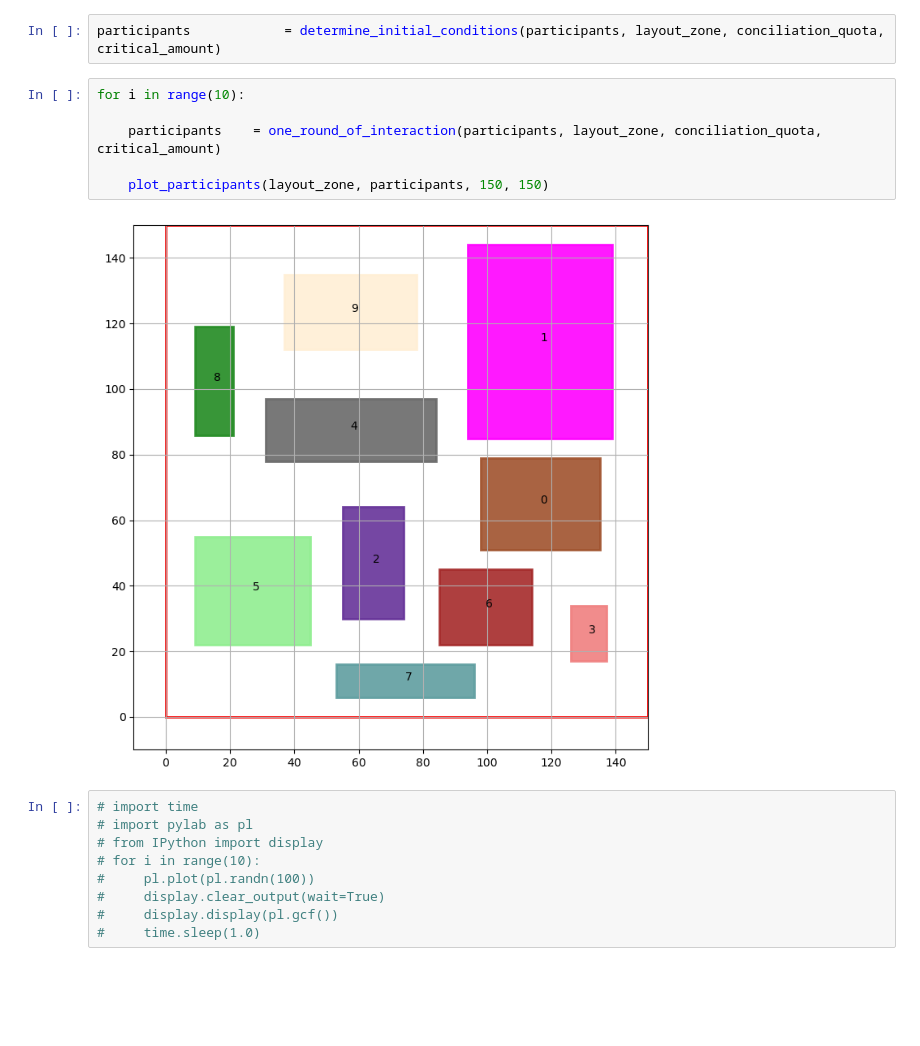
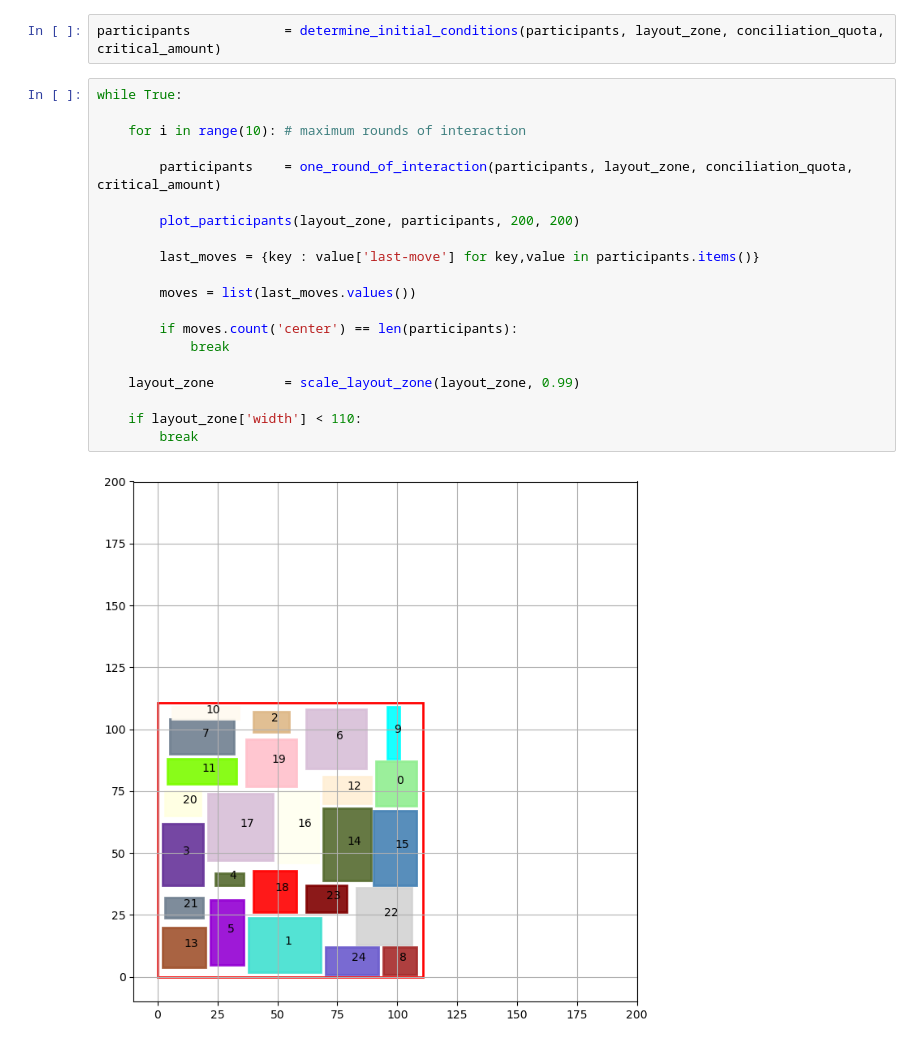
Before and after one commit to TiMo3654/abf, a Jupyter notebook: tests.ipynb, the cells around one changed output. Saved outputs shown, nothing was run; the diff lists cells and outputs as text; blank space fills up the shorter version.

```diff
--- a/tests.ipynb
+++ b/tests.ipynb
@@ -23,19 +23,24 @@ a = plot_participants(layout_zone, participants, 200, 200)
 # %%
 participants            = determine_initial_conditions(participants, layout_zone, conciliation_quota, critical_amount)
-# %%
-for i in range(10):
-
-    participants    = one_round_of_interaction(participants, layout_zone, conciliation_quota, critical_amount)
-
-    plot_participants(layout_zone, participants, 150, 150)
-# %% [output]
-[figure, removed]
-# %%
-# import time
-# import pylab as pl
-# from IPython import display
-# for i in range(10):
-#     pl.plot(pl.randn(100))
-#     display.clear_output(wait=True)
-#     display.display(pl.gcf())
-#     time.sleep(1.0)
+# %%
+while True:
+
+    for i in range(10): # maximum rounds of interaction
+
+        participants    = one_round_of_interaction(participants, layout_zone, conciliation_quota, critical_amount)
+
+        plot_participants(layout_zone, participants, 200, 200)
+
+        last_moves = {key : value['last-move'] for key,value in participants.items()}
+
+        moves = list(last_moves.values())
+
+        if moves.count('center') == len(participants):
+            break
+
+    layout_zone         = scale_layout_zone(layout_zone, 0.99)
+
+    if layout_zone['width'] < 110:
+        break
+# %% [output]
+[figure, added]
```
Also changed, not shown: parts of 1 cell of this notebook, 2 other files.
